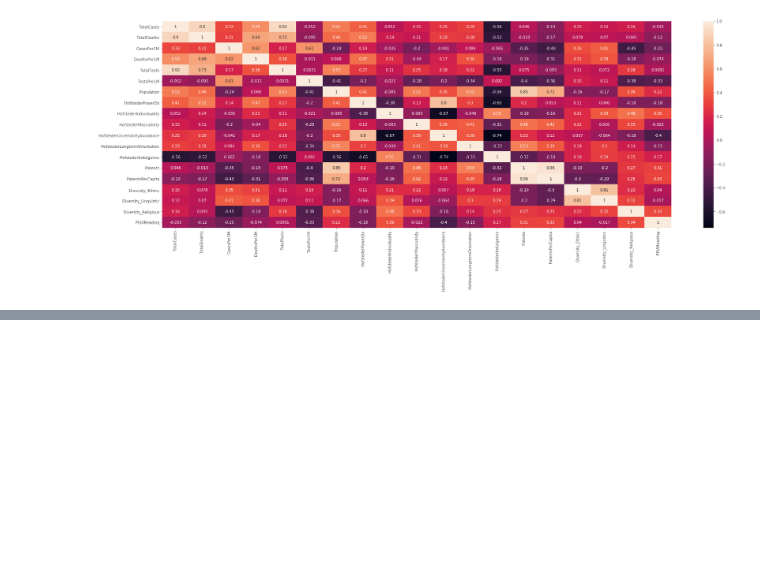
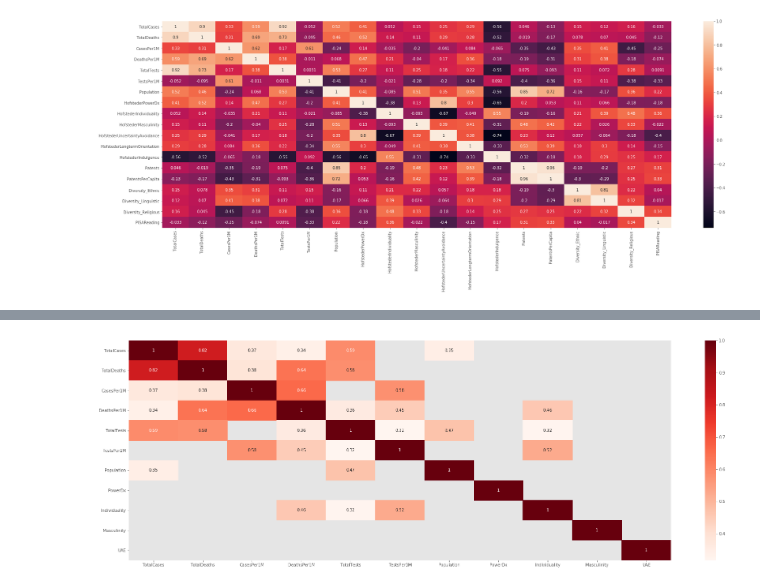
Before and after one commit to JamesIgoe/AzureNotebooks, a Jupyter notebook: COVIDAndHofstede.ipynb, the cells around one changed output, grey strips where cells are left out. Cells and saved outputs as stored; diff of their text form; code cells hidden in the pictures; blank space fills up the shorter version.

```diff
--- a/COVIDAndHofstede.ipynb
+++ b/COVIDAndHofstede.ipynb
@@ -237,0 +310,8 @@ plt.show()
+# %%
+corrMatrix4 = combinedDf.corr()
+filteredCorrMatrix4 = corrMatrix4[corrMatrix4 >=.3]
+plt.figure(figsize=(30,10))
+sn.heatmap(filteredCorrMatrix4, annot=True, cmap="Reds")
+plt.show()
+# %% [output]
+[figure, added]
```
Also changed, not shown: parts of 12 cells of this notebook.
